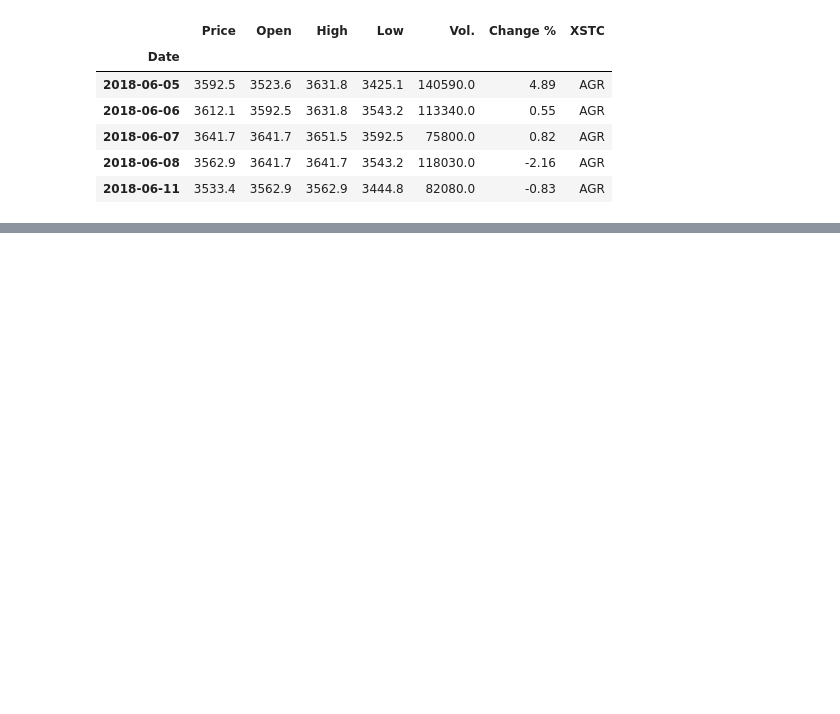
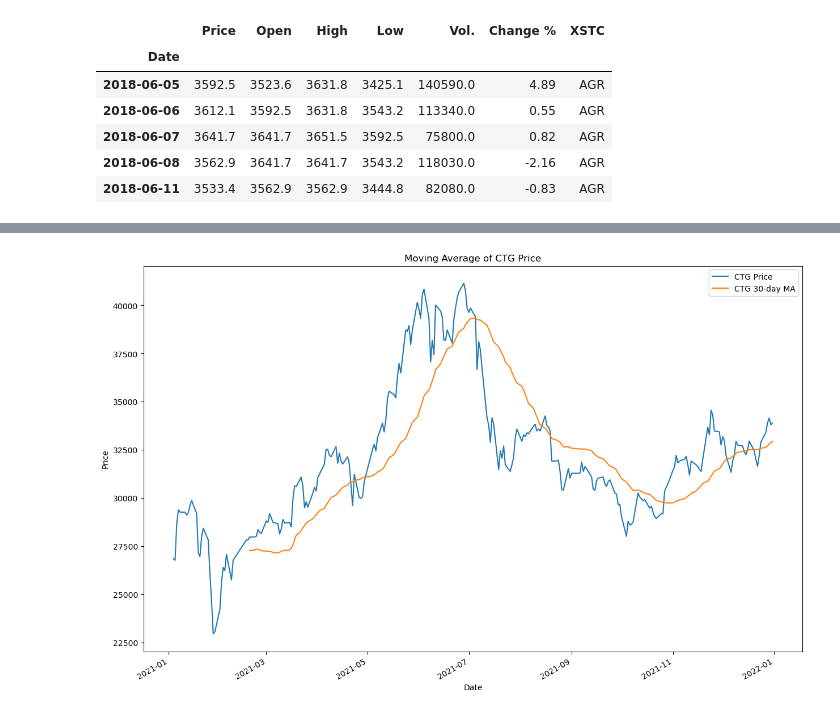
Before and after one commit to HTNam1710/DataViz_Lab02, a Jupyter notebook: 21120290_2.ipynb, the cells around one changed output, grey strips where cells are left out. Saved outputs shown, nothing was run; the diff lists cells and outputs as text; code cells hidden in the pictures; blank space fills up the shorter version.

```diff
--- a/21120290_2.ipynb
+++ b/21120290_2.ipynb
@@ -130,0 +176,4 @@ ValueError: Column "Close" NOT FOUND in Input DataFrame!
+# %%
+plot_moving_average(data_2021, 'CTG')
+# %% [output]
+[figure, added]
```
Also changed, not shown: parts of 21 cells of this notebook, 1 other file.
